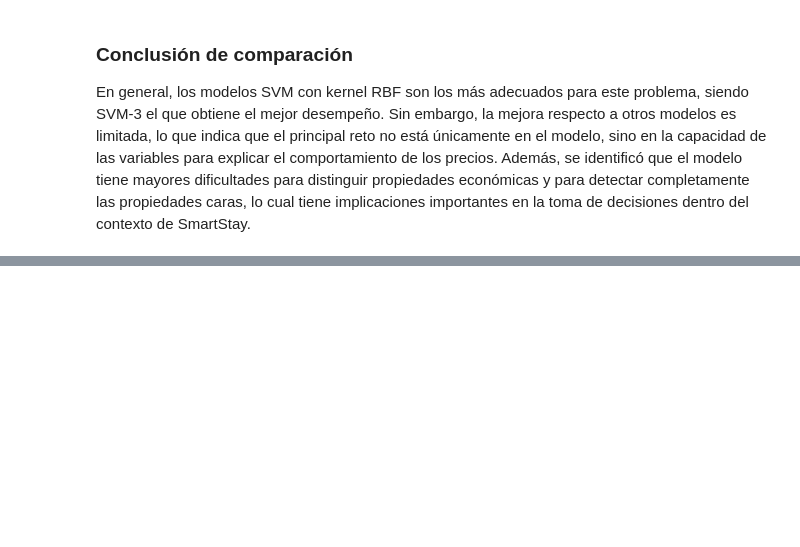
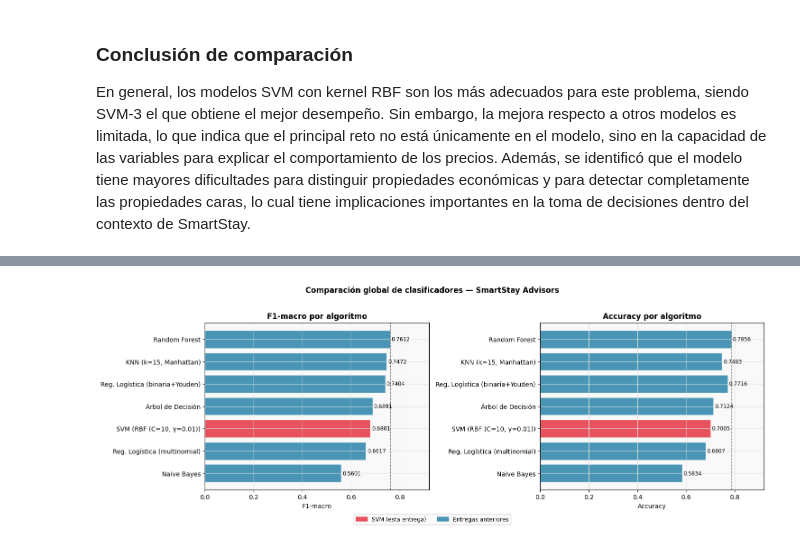
Before and after one commit to Zacatac23/Lab8-Mineria, a Jupyter notebook: mod/Lab8_SVM.ipynb, the cells around one changed output, grey strips where cells are left out. Cells and saved outputs as stored; diff of their text form; code cells hidden in the pictures; blank space fills up the shorter version.

Commit message:
inciso 9- comparacion otros algoritmos

```diff
--- a/mod/Lab8_SVM.ipynb
+++ b/mod/Lab8_SVM.ipynb
@@ -885,0 +928,39 @@ En general, los modelos SVM con kernel RBF son los más adecuados para este prob
+# %%
+df_plot = df_todos.reset_index(drop=True).sort_values('F1-macro')
+
+colores_bar = ['#E63946' if 'SVM' in a else '#2E86AB' for a in df_plot['Algoritmo']]
+
+fig, axes = plt.subplots(1, 2, figsize=(15, 5))
+
+bars = axes[0].barh(df_plot['Algoritmo'], df_plot['F1-macro'],
+                    color=colores_bar, alpha=0.87, edgecolor='white')
+for bar in bars:
+    axes[0].text(bar.get_width() + 0.005, bar.get_y() + bar.get_height()/2,
+                 f'{bar.get_width():.4f}', va='center', fontsize=8.5)
+axes[0].axvline(df_plot['F1-macro'].max(), color='gray', ls='--', lw=1)
+axes[0].set_title('F1-macro por algoritmo', fontweight='bold')
+axes[0].set_xlabel('F1-macro')
+axes[0].set_xlim(0, 0.92)
+
+bars2 = axes[1].barh(df_plot['Algoritmo'], df_plot['Accuracy'],
+                     color=colores_bar, alpha=0.87, edgecolor='white')
+for bar in bars2:
+    axes[1].text(bar.get_width() + 0.005, bar.get_y() + bar.get_height()/2,
+                 f'{bar.get_width():.4f}', va='center', fontsize=8.5)
+axes[1].axvline(df_plot['Accuracy'].max(), color='gray', ls='--', lw=1)
+axes[1].set_title('Accuracy por algoritmo', fontweight='bold')
+axes[1].set_xlabel('Accuracy')
+axes[1].set_xlim(0, 0.92)
+
+import matplotlib.patches as mpatches
+patch_svm  = mpatches.Patch(color='#E63946', alpha=0.87, label='SVM (esta entrega)')
+patch_prev = mpatches.Patch(color='#2E86AB', alpha=0.87, label='Entregas anteriores')
+fig.legend(handles=[patch_svm, patch_prev], loc='lower center',
+           ncol=2, fontsize=9, bbox_to_anchor=(0.5, -0.05))
+
+plt.suptitle('Comparación global de clasificadores — SmartStay Advisors',
+             fontweight='bold', y=1.02)
+plt.tight_layout()
+plt.show()
+# %% [output]
+[figure, added]
```
Also changed, not shown: parts of 3 cells of this notebook.
